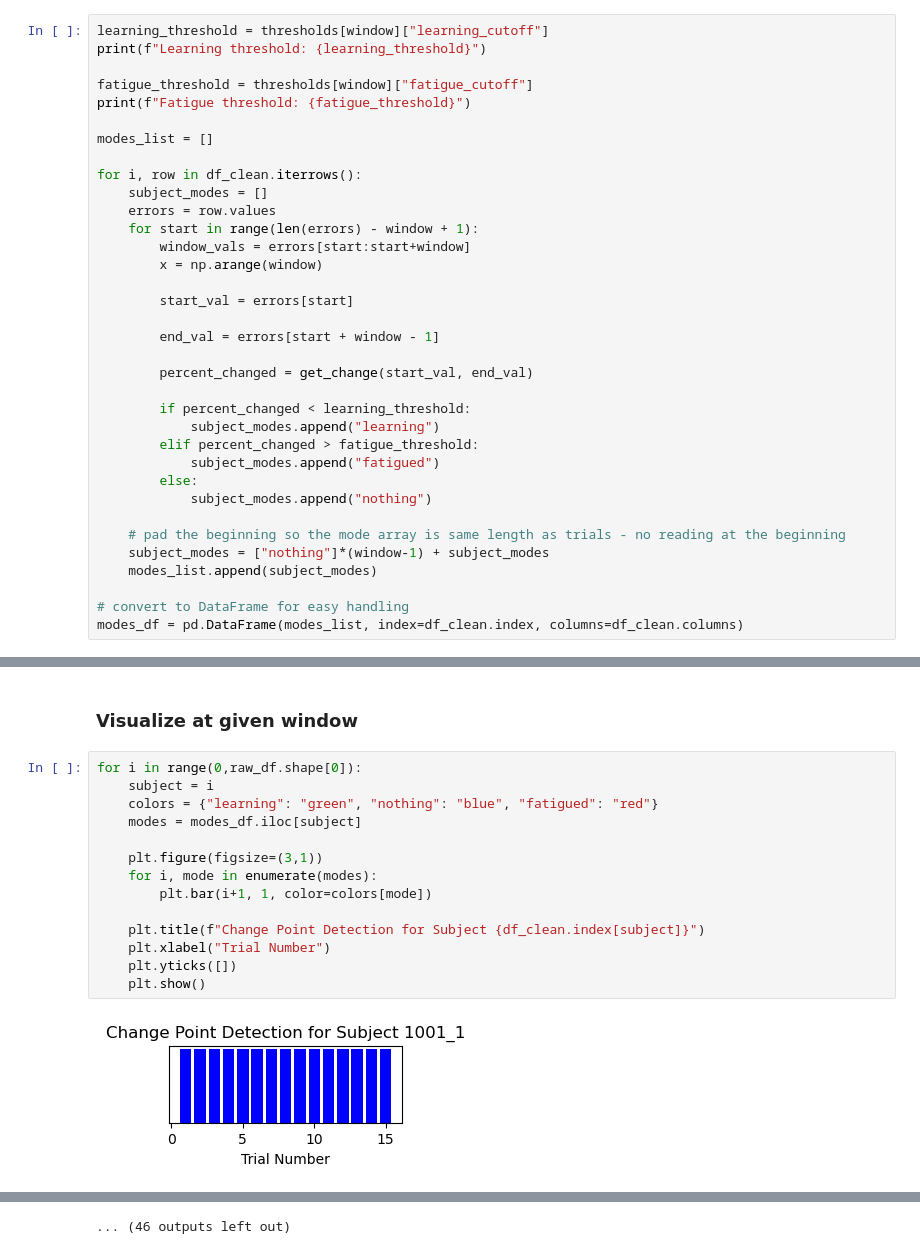
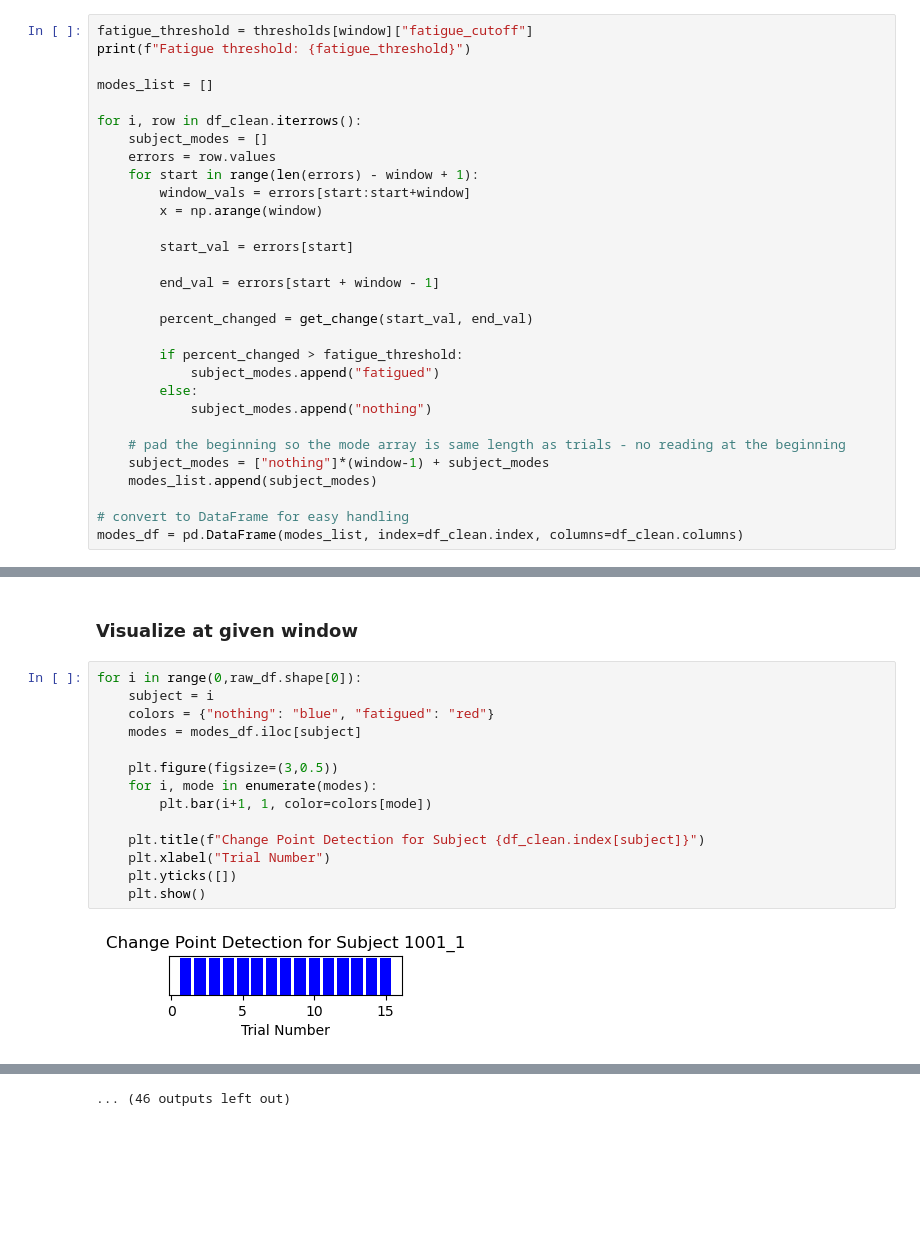
Before and after one commit to abbiemcdowell/TECH646-Haptic-Results, a Jupyter notebook: fatigue/fatigue.ipynb, the cells around one changed output, grey strips where cells are left out. Cells and saved outputs as stored; diff of their text form; blank space fills up the shorter version.

```diff
--- a/fatigue/fatigue.ipynb
+++ b/fatigue/fatigue.ipynb
@@ -357,9 +342,6 @@ Fatigue threshold = 75.8925 is statistically significant with a p-value of 4.985
 # %%
 window = 3 # size of window - user determined
 # %%
-learning_threshold = thresholds[window]["learning_cutoff"]
-print(f"Learning threshold: {learning_threshold}")
-
 fatigue_threshold = thresholds[window]["fatigue_cutoff"]
 print(f"Fatigue threshold: {fatigue_threshold}")
 
@@ -378,9 +360,7 @@ for i, row in df_clean.iterrows():
 
         percent_changed = get_change(start_val, end_val)
 
-        if percent_changed < learning_threshold:
-            subject_modes.append("learning")
-        elif percent_changed > fatigue_threshold:
+        if percent_changed > fatigue_threshold:
             subject_modes.append("fatigued")
         else:
             subject_modes.append("nothing")
@@ -399,16 +378,16 @@ Fatigue threshold: 99.14857444180704
 # %%
 for i in range(0,raw_df.shape[0]):
     subject = i
-    colors = {"learning": "green", "nothing": "blue", "fatigued": "red"}
+    colors = {"nothing": "blue", "fatigued": "red"}
     modes = modes_df.iloc[subject]
 
-    plt.figure(figsize=(3,1))
+    plt.figure(figsize=(3,0.5))
     for i, mode in enumerate(modes):
         plt.bar(i+1, 1, color=colors[mode])
 
     plt.title(f"Change Point Detection for Subject {df_clean.index[subject]}")
     plt.xlabel("Trial Number")
     plt.yticks([])
     plt.show()
 # %% [output]
-[figure, old version]
+[figure, new version]
```
Also changed, not shown: parts of 12 cells of this notebook, 8 other files.
